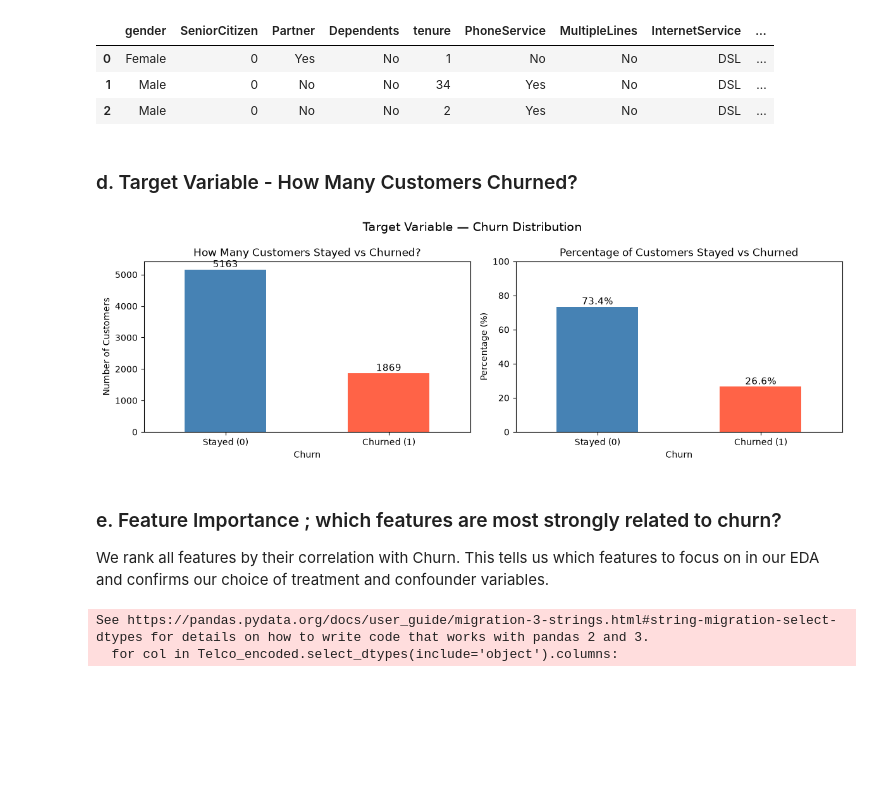
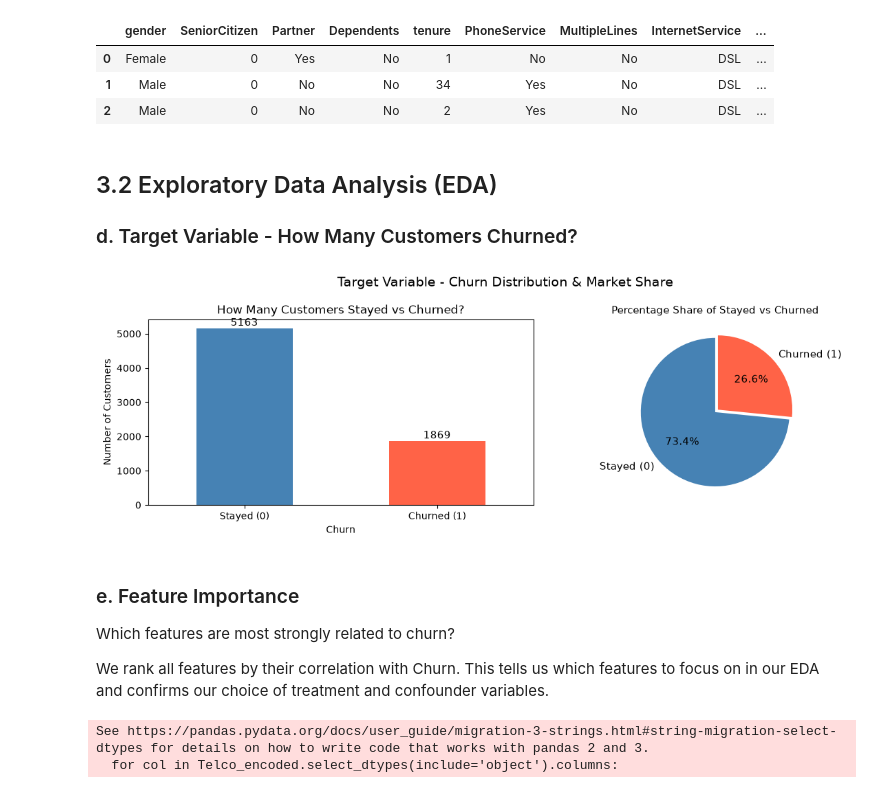
Before and after one commit to RahimiLili/CustomerChurn, a Jupyter notebook: notebooks/mission.ipynb, the cells around one changed output. Saved outputs shown, nothing was run; the diff lists cells and outputs as text; code cells hidden in the pictures; blank space fills up the shorter version.

```diff
--- a/notebooks/mission.ipynb
+++ b/notebooks/mission.ipynb
@@ -120,41 +190,42 @@ Name: count, dtype: int64
 | 1 | Male | 0 | No | No | 34 | Yes | No | DSL | ... |
 | 2 | Male | 0 | No | No | 2 | Yes | No | DSL | ... |
 # %% [markdown]
+## 3.2 Exploratory Data Analysis (EDA)
 ### d. Target Variable - How Many Customers Churned?
 # %%
 fig, axes = plt.subplots(1, 2, figsize=(12, 4))
 
 # Count
 Telco['Churn'].value_counts().plot(kind='bar', ax=axes[0],
                                     color=['steelblue', 'tomato'])
 axes[0].set_title('How Many Customers Stayed vs Churned?')
 axes[0].set_xticklabels(['Stayed (0)', 'Churned (1)'], rotation=0)
 axes[0].set_ylabel('Number of Customers')
 for p in axes[0].patches:
     axes[0].annotate(f'{int(p.get_height())}',
                      (p.get_x() + p.get_width()/2, p.get_height()),
                      ha='center', va='bottom', fontsize=11)
 
 # Percentage
-Telco['Churn'].value_counts(normalize=True).mul(100).plot(
-    kind='bar', ax=axes[1], color=['steelblue', 'tomato'])
-axes[1].set_title('Percentage of Customers Stayed vs Churned')
-axes[1].set_xticklabels(['Stayed (0)', 'Churned (1)'], rotation=0)
-axes[1].set_ylabel('Percentage (%)')
-axes[1].set_ylim(0, 100)
-for p in axes[1].patches:
-    axes[1].annotate(f'{p.get_height():.1f}%',
-                     (p.get_x() + p.get_width()/2, p.get_height()),
-                     ha='center', va='bottom', fontsize=11)
+churn_counts = Telco['Churn'].value_counts()
+axes[1].pie(churn_counts,
+            labels=['Stayed (0)', 'Churned (1)'],
+            autopct='%1.1f%%',
+            startangle=90,
+            colors=['steelblue', 'tomato'],
+            textprops={'fontsize': 11},
+            explode=(0, 0.05)) #
+axes[1].set_title('Percentage Share of Stayed vs Churned', fontsize=11)
 
-plt.suptitle('Target Variable — Churn Distribution', fontsize=14)
+plt.suptitle('Target Variable - Churn Distribution & Market Share', fontsize=14)
 plt.tight_layout()
 plt.savefig('../data/churn_distribution.png', bbox_inches='tight')
 plt.show()
 # %% [output]
-[figure, old version]
+[figure, new version]
 # %% [markdown]
-### e. Feature Importance ; which features are most strongly related to churn?
+### e. Feature Importance
+Which features are most strongly related to churn?
 
 We rank all features by their correlation with Churn. This tells us which features to focus on in our EDA and confirms our choice of treatment and confounder variables.
 # %%
```
Also changed, not shown: parts of 42 cells of this notebook, 9 other files.
